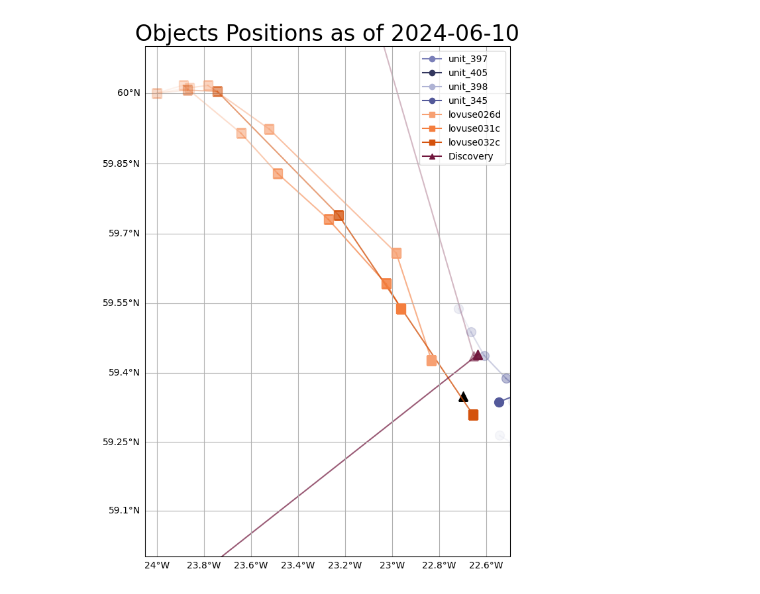
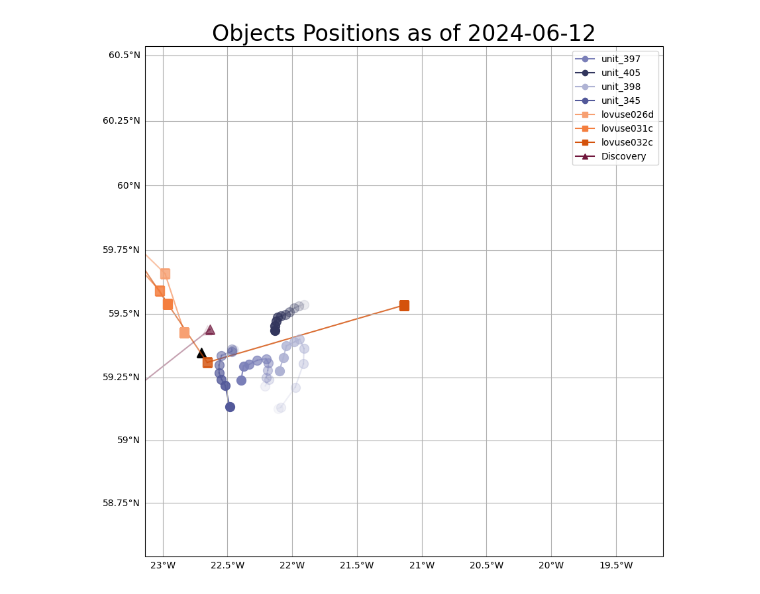
Before and after one commit to NOC-OBG-Autonomy/biocarbon_nrt_data_viz, a Jupyter notebook: Python_notebooks/CMEMS_sat_vis_with_autonomy.ipynb, the cells around one changed output. Saved outputs shown, nothing was run; the diff lists cells and outputs as text; code cells hidden in the pictures.

```diff
--- a/Python_notebooks/CMEMS_sat_vis_with_autonomy.ipynb
+++ b/Python_notebooks/CMEMS_sat_vis_with_autonomy.ipynb
@@ -65,7 +65,7 @@ float_colors = {
         'navis101': '#FBFF1F'}
 
 # CHLA
-skip_chla            = False
+skip_chla            = True
 CHLA_color           = 'YlGnBu_r'
 CHLA_plot_as_log     = True # Default True
 CHLA_plot_lim_max    = 10   # Default 10
@@ -86,7 +86,7 @@ SSH_plot_lim_max     = 0.5   # Default  0.5
 SSH_plot_lim_min     = -0.5  # Default -0.5
 
 # Surface Currents
-skip_ssc             = False
+skip_ssc             = True
 SSC_color            = 'YlGnBu_r'
 SSC_plot_as_log      = False # Default False
 SSC_plot_lim_max     = 5   # Default 5
@@ -287,7 +287,7 @@ object_colors = {
     # Add more object names and their colors here
 }
 # %%
-zoom_plot = True
+zoom_plot = False
 
 additional_suffix = '_daily'
 
@@ -459,16 +459,6 @@ for var_category, files in var_dict.items():
 
             cbar = plt.colorbar(im, ax=ax, label=xx_plot_cbar_label)
 
-            plt.imshow(u, cmap='viridis')
-            plt.title('U Component')
-            plt.colorbar()
-            plt.show()
-
-            plt.imshow(v, cmap='viridis')
-            plt.title('V Component')
-            plt.colorbar()
-            plt.show()
-
             print('Made a quiver')
 
         elif var_category == 'adt':
@@ -783,7 +652,7 @@ df = pd.read_csv(csv_file)
 df['date'] = pd.to_datetime(df['date'])
 
 # Define the date_of_plot as a string in the format 'YYYY-MM-DD'
-date_of_plot = '2024-06-10'  # Example date
+date_of_plot = '2024-06-12'  # Example date
 date_of_plot_dt = datetime.strptime(date_of_plot, '%Y-%m-%d')
 
 # Filter out rows with 'time' greater than date_of_plot
@@ -813,6 +682,24 @@ object_colors = {
 # Initialize plot
 fig = plt.figure(figsize=(20, 10))
 ax = fig.add_subplot(1, 1, 1, projection=ccrs.Mercator())
+
+# Process each unique object type
+for obj_type, symbol in object_symbols.items():
+
+    if obj_type == 'Float':
+
+        # Filter data for the current object type
+        type_data = df_filtered[df_filtered['platform_type'] == obj_type]
+        unique_names = type_data['platform_id'].unique()
+
+        obj_data = type_data.sort_values(by='date', ascending=False)
+
+# Define the bounds of the 2-degree square around the center
+min_lon = obj_data['lon'].iloc[0] - 2
+max_lon = obj_data['lon'].iloc[0] + 2
+min_lat = obj_data['lat'].iloc[0] - 1
+max_lat = obj_data['lat'].iloc[0] + 1
+
 ax.set_extent([min_lon, max_lon, min_lat, max_lat], crs=ccrs.PlateCarree())
 ax.add_feature(cfeature.COASTLINE)
 # Store legend handles and labels
@@ -840,31 +727,31 @@ for obj_type, symbol in object_symbols.items():
             rgba_color_with_alpha = (*rgba_color[:3], alpha)
             marker_edge_color = (*rgba_color[:3], alpha)  # Marker edge color follows opacity gradient
             ax.scatter(row['lon'], row['lat'], color=rgba_color_with_alpha, edgecolor=marker_edge_color,
                        transform=ccrs.PlateCarree(), zorder=3, marker=symbol, s=100)
 
             if i > 0:
                 prev_row = obj_data.iloc[i - 1]
                 ax.plot([prev_row['lon'], row['lon']],
                         [prev_row['lat'], row['lat']],
                         color=rgba_color_with_alpha, transform=ccrs.PlateCarree(), zorder=2)
 
         # Create a proxy artist for each object
         proxy = plt.Line2D([0], [0], linestyle='-', marker=symbol, color=object_colors.get(name, '#000000'), label=name)
         legend_handles.append(proxy)
 
 # Add legend to the plot
 ax.legend(handles=legend_handles, loc='upper right')
 # Add lon/lat grid and adjust labels
 gl = ax.gridlines(draw_labels=True, x_inline=False, y_inline=False, crs=ccrs.PlateCarree())
 gl.top_labels = False
 gl.right_labels = False
 
 ax.scatter(-22.7, 59.35, color='black', edgecolor='black',
            transform=ccrs.PlateCarree(), marker=symbol, s=100)
 
 # Set plot title and save the plot
 plot_title = f'Objects Positions as of {date_of_plot}'
 ax.set_title(plot_title, fontsize=24)
 plt.show()
 # %% [output]
-[figure, old version]
+[figure, new version]
```
Also changed, not shown: parts of 2 cells of this notebook, 4 other files.
